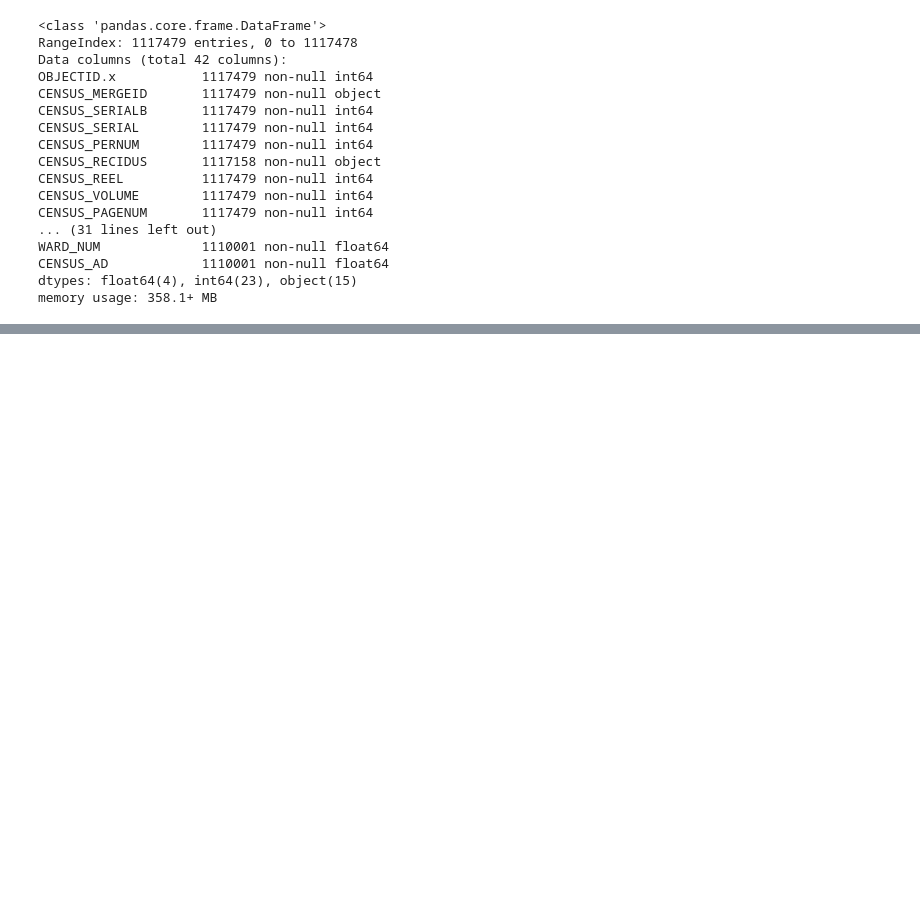
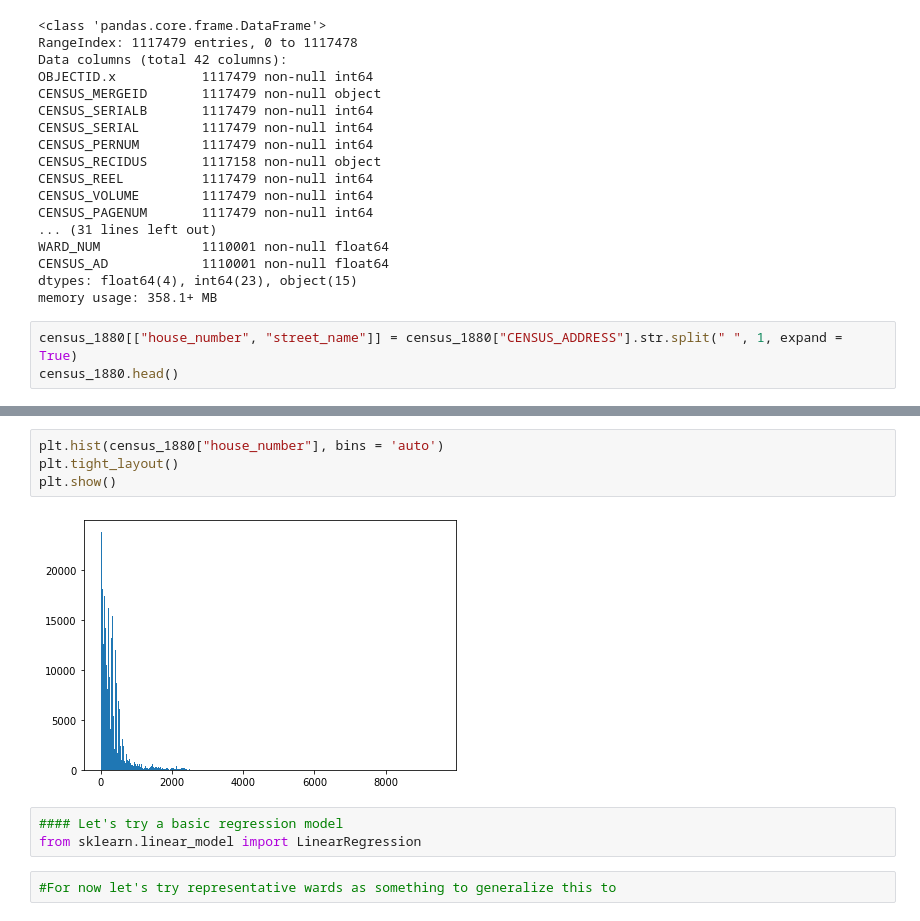
Before and after one commit to CenterForSpatialResearch/hnyc-spatial-linkage, a Jupyter notebook: Interpolation Pilots.ipynb, the cells around one changed output, grey strips where cells are left out. Drawn from its saved outputs; the diff is of its cells as text; blank space fills up the shorter version.

```diff
--- a/Interpolation Pilots.ipynb
+++ b/Interpolation Pilots.ipynb
@@ -662,3 +874,6 @@ WARD_NUM             1110001 non-null float64
 CENSUS_AD            1110001 non-null float64
 dtypes: float64(4), int64(23), object(15)
 memory usage: 358.1+ MB
+# %%
+census_1880[["house_number", "street_name"]] = census_1880["CENSUS_ADDRESS"].str.split(" ", 1, expand = True)
+census_1880.head()
@@ -664,0 +904,11 @@ memory usage: 358.1+ MB
+# %%
+plt.hist(census_1880["house_number"], bins = 'auto')
+plt.tight_layout()
+plt.show()
+# %% [output]
+[figure, added]
+# %%
+#### Let's try a basic regression model
+from sklearn.linear_model import LinearRegression
+# %%
+#For now let's try representative wards as something to generalize this to
```
Also changed, not shown: parts of 38 cells of this notebook, 2 other files.
